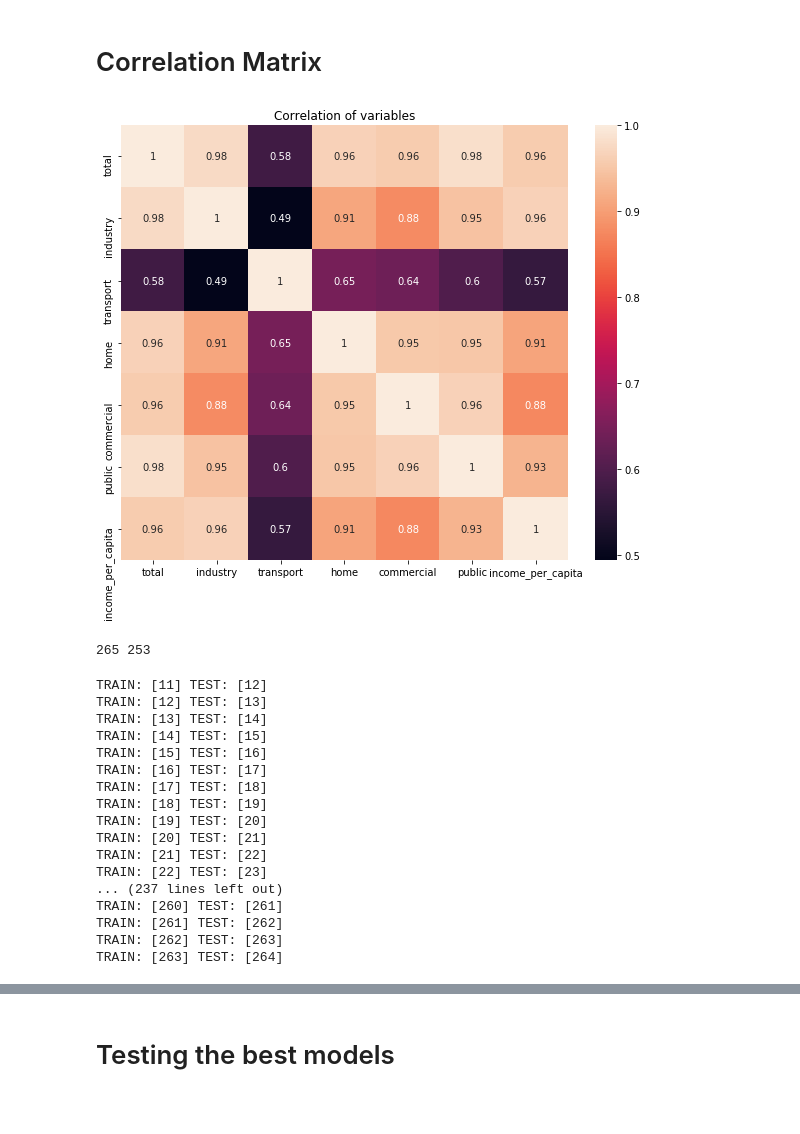
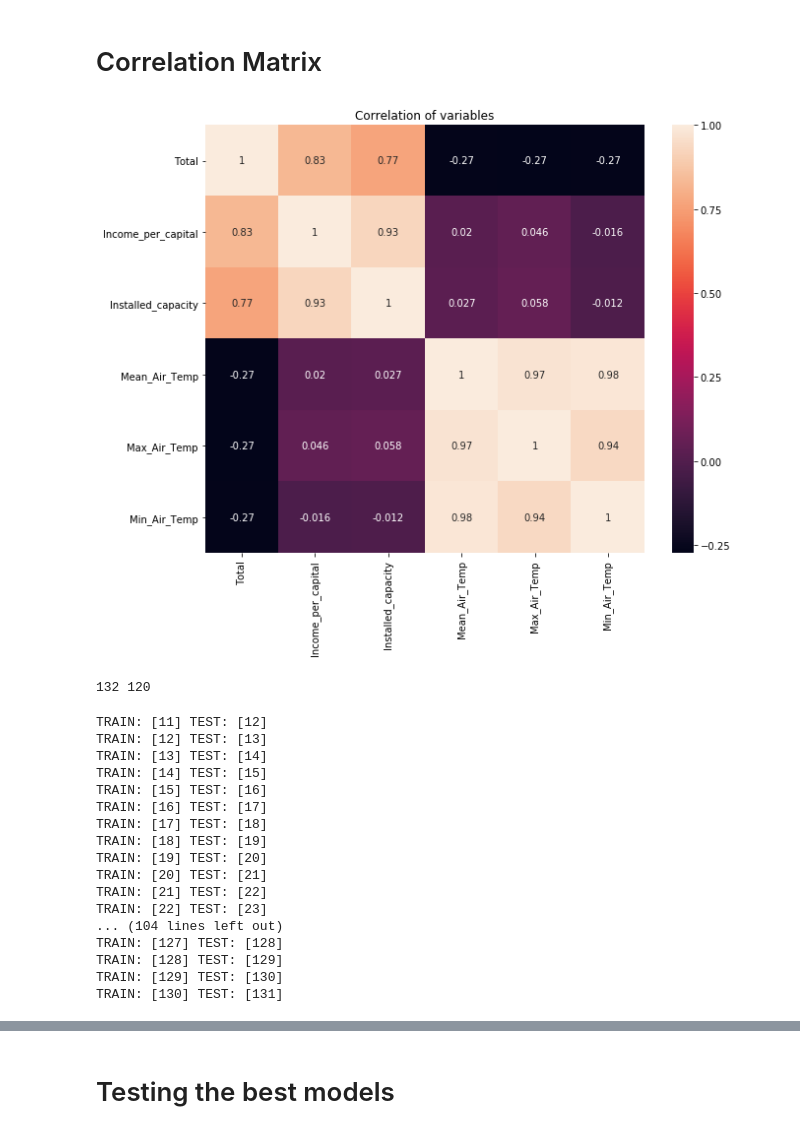
Before and after one commit to hwansoo1981/ai, a Jupyter notebook: GroupA_PowerGrid.ipynb, the cells around one changed output, grey strips where cells are left out. Drawn from its saved outputs; the diff is of its cells as text; code cells hidden in the pictures; blank space fills up the shorter version.

```diff
--- a/GroupA_PowerGrid.ipynb
+++ b/GroupA_PowerGrid.ipynb
@@ -33,7 +15,7 @@ dateparse = lambda dates: pd.datetime.strptime(dates, '%Y.%m.%d')
 #df_pg = pd.read_csv("https://drive.google.com/uc?export=download&id=1R8N2_7ggwzttLtyLqCrf2ng4HeQ7BlHs", parse_dates=['date'], index_col='date',date_parser=dateparse)
 
 # For Github
-df_pg = pd.read_csv("https://raw.githubusercontent.com/tgjeon/kings/master/data-01-powergrid.csv", parse_dates=['date'], index_col='date',date_parser=dateparse)
+df_pg = pd.read_csv("https://raw.githubusercontent.com/hwansoo1981/dataset/master/groupA20190717.csv", parse_dates=['Date'], index_col='Date',date_parser=dateparse)
 # %%
 print(df_pg.shape)
 print(df_pg.nunique())
@@ -145,14 +120,14 @@ plt.show()
 # %% [markdown]
 # Correlation Matrix
 # %%
-corr = df_pg[['total', 'industry', 'transport', 'home', 'commercial', 'public', 'income_per_capita']]
+corr = df_pg[['Total', 'Income_per_capital', 'Installed_capacity', 'Mean_Air_Temp', 'Max_Air_Temp', 'Min_Air_Temp']]
 
 plt.figure(figsize=(10,8))
 plt.title('Correlation of variables')
 sns.heatmap(corr.astype(float).corr(),vmax=1.0,  annot=True)
 plt.show()
 # %% [output]
-[figure, old version]
+[figure, new version]
 # %%
 from sklearn.model_selection import train_test_split, KFold, cross_val_score # to split the data
 from sklearn.metrics import explained_variance_score, median_absolute_error, r2_score, mean_squared_error, accuracy_score, confusion_matrix, classification_report, fbeta_score #To evaluate our model
@@ -184,10 +159,10 @@ num_splits = num_samples - window_size
 print (num_samples, num_splits)
 tss = TimeSeriesSplit(n_splits=num_splits, max_train_size=1)
 # %% [output]
-265 253
+132 120
 # %%
-X = df_pg.drop("total" ,axis=1).values
-y = df_pg["total"].values
+X = df_pg.drop("Income_per_capital" ,axis=1).values
+y = df_pg["Total"].values
 
 X_train = []
 X_test = []
@@ -220,11 +195,11 @@ TRAIN: [19] TEST: [20]
 TRAIN: [20] TEST: [21]
 TRAIN: [21] TEST: [22]
 TRAIN: [22] TEST: [23]
-... (237 lines left out)
-TRAIN: [260] TEST: [261]
-TRAIN: [261] TEST: [262]
-TRAIN: [262] TEST: [263]
-TRAIN: [263] TEST: [264]
+... (104 lines left out)
+TRAIN: [127] TEST: [128]
+TRAIN: [128] TEST: [129]
+TRAIN: [129] TEST: [130]
+TRAIN: [130] TEST: [131]
 # %%
 print (X_train[13], y_train[13])
 # %% [output]
```
Also changed, not shown: parts of 17 cells of this notebook.
